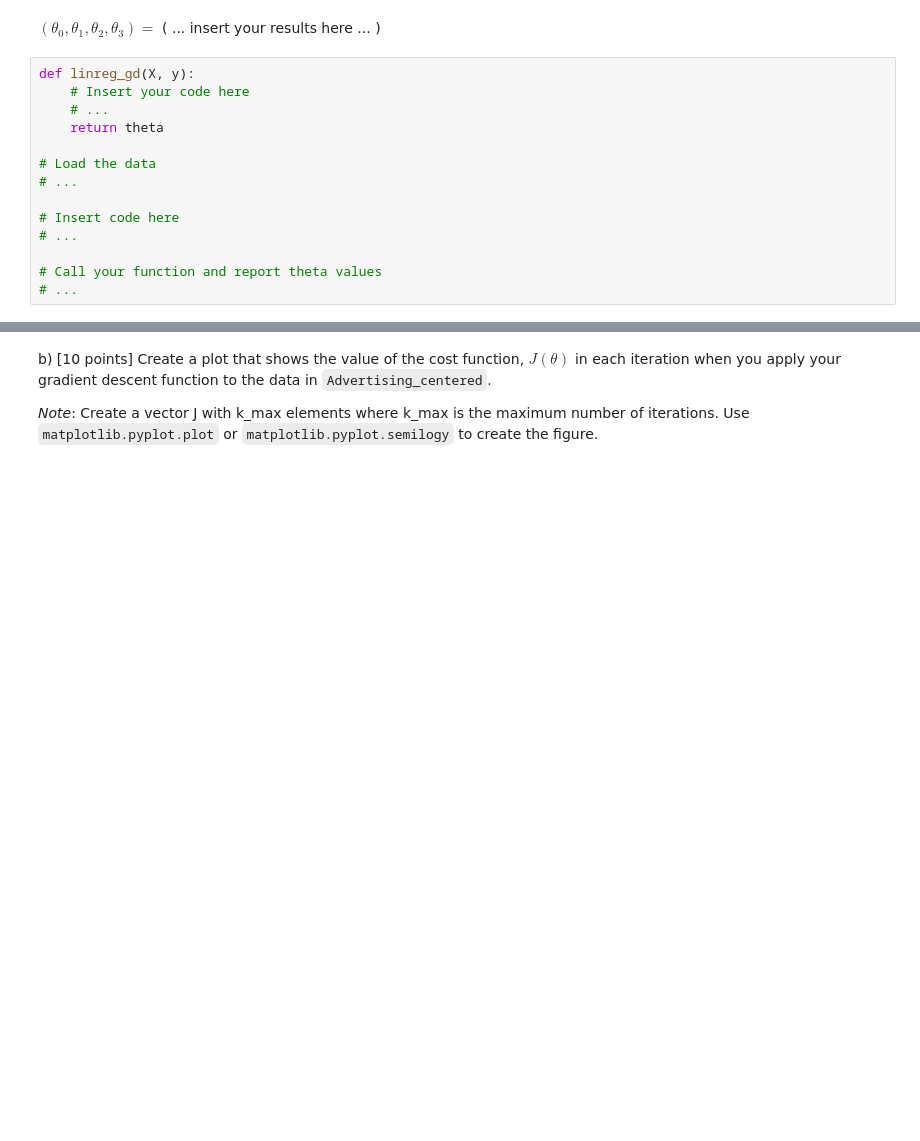
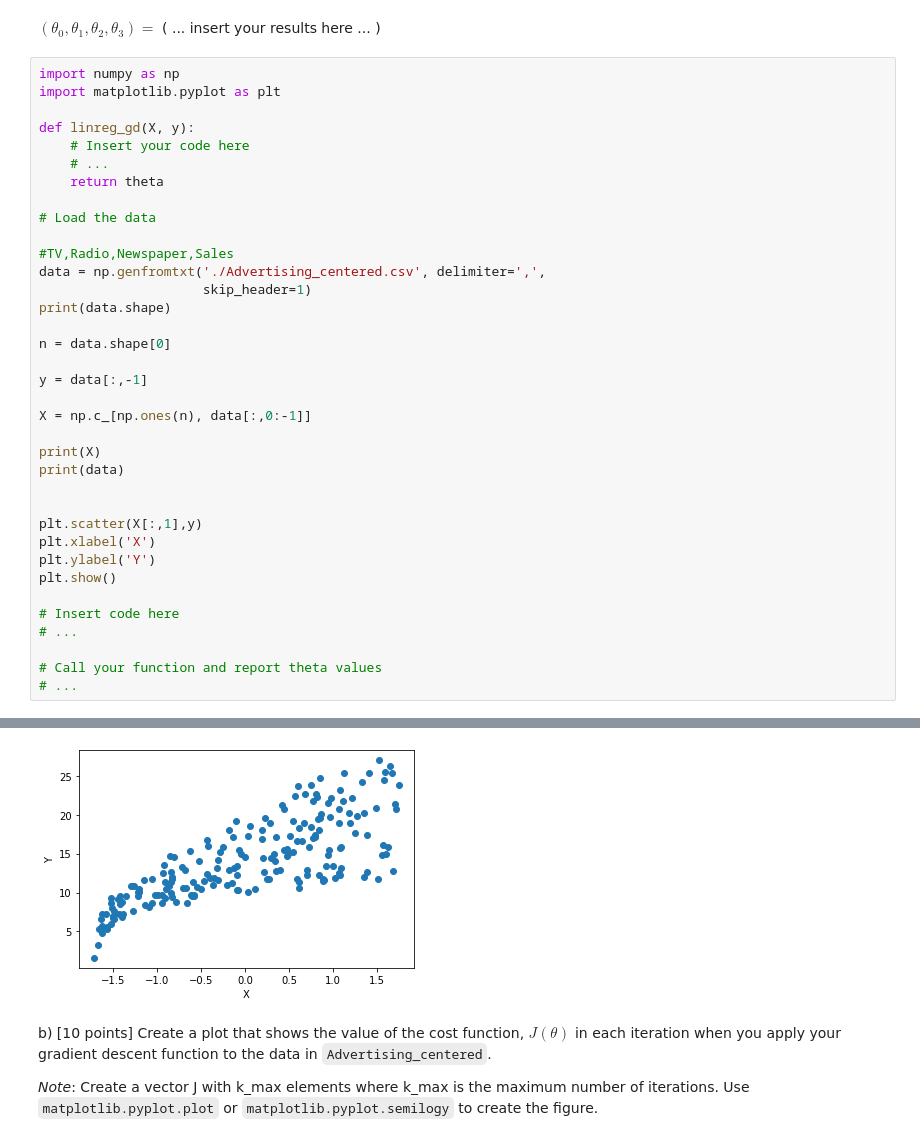
Before and after one commit to alli959/artificial-intelligence, a Jupyter notebook: homework01/homework01.ipynb, the cells around one changed output, grey strips where cells are left out. Cells and saved outputs as stored; diff of their text form; blank space fills up the shorter version.

```diff
--- a/homework01/homework01.ipynb
+++ b/homework01/homework01.ipynb
@@ -122,17 +188,40 @@ to the `Avertising_centered` dataset provided with this notebook.
 *Note 3*: The advertising dataset is discussed in the ISLR textbook (see sections 2.1, 3.1 and 3.2). Here the data has been transformed by subtracting the mean of each input variable and dividing by its standard deviation so that all inputs now have mean zero and standard deviation one (more on this later in the course). As a result, gradient descent converges faster to the optimal $\theta$ values but note that the values now differ from those reported in the book.
 # %% [markdown]
 $(\theta_0, \theta_1, \theta_2, \theta_3) = $ ( ... insert your results here ... )
-# %%
-def linreg_gd(X, y):
-    # Insert your code here
-    # ...
-    return theta
-
-# Load the data
-# ...
-
-# Insert code here
-# ...
-
-# Call your function and report theta values
-# ...
+# %%
+import numpy as np
+import matplotlib.pyplot as plt
+
+def linreg_gd(X, y):
+    # Insert your code here
+    # ...
+    return theta
+
+# Load the data
+
+#TV,Radio,Newspaper,Sales
+data = np.genfromtxt('./Advertising_centered.csv', delimiter=',',
+                     skip_header=1)
+print(data.shape)
+
+n = data.shape[0]
+
+y = data[:,-1]
+
+X = np.c_[np.ones(n), data[:,0:-1]]
+
+print(X)
+print(data)
+
+
+plt.scatter(X[:,1],y)
+plt.xlabel('X')
+plt.ylabel('Y')
+plt.show()
+
+# Insert code here
+# ...
+
+# Call your function and report theta values
+# ...
+# %% [output]
@@ -139,3 +245,4 @@ def linreg_gd(X, y):
+[figure, added]
 # %% [markdown]
 b) [10 points] Create a plot that shows the value of the cost function, $J(\theta)$ in each iteration when you apply your gradient descent function to the data in `Advertising_centered`.
 
```
Also changed, not shown: parts of 7 cells of this notebook, 8 other files.
